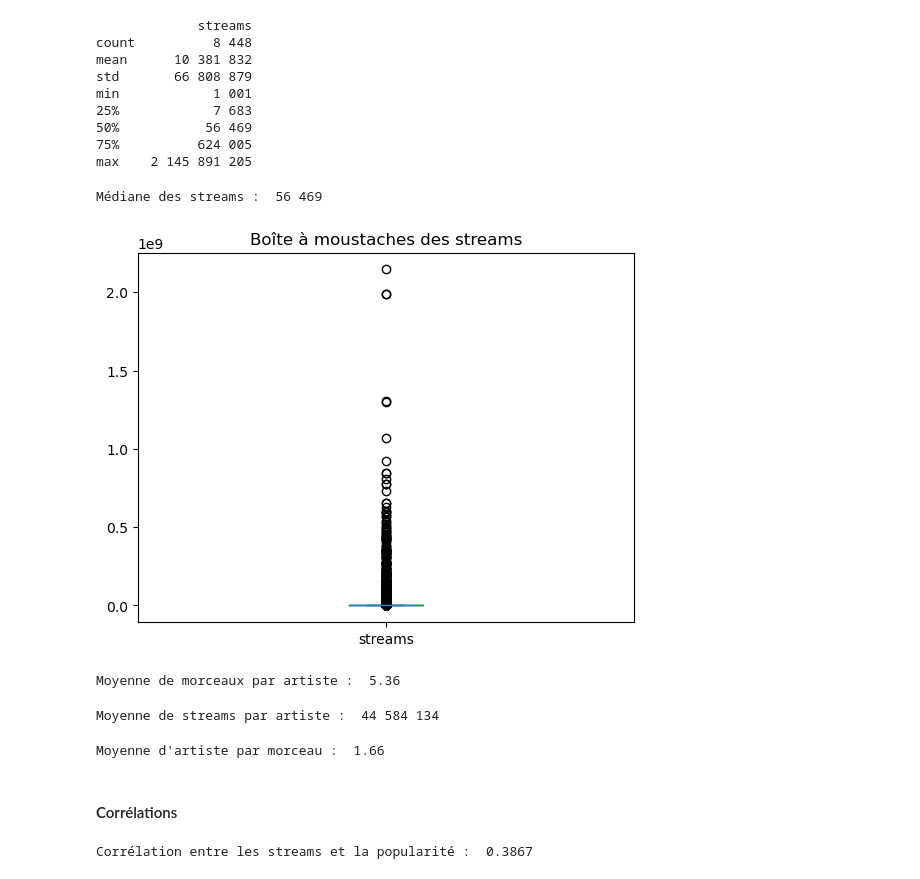
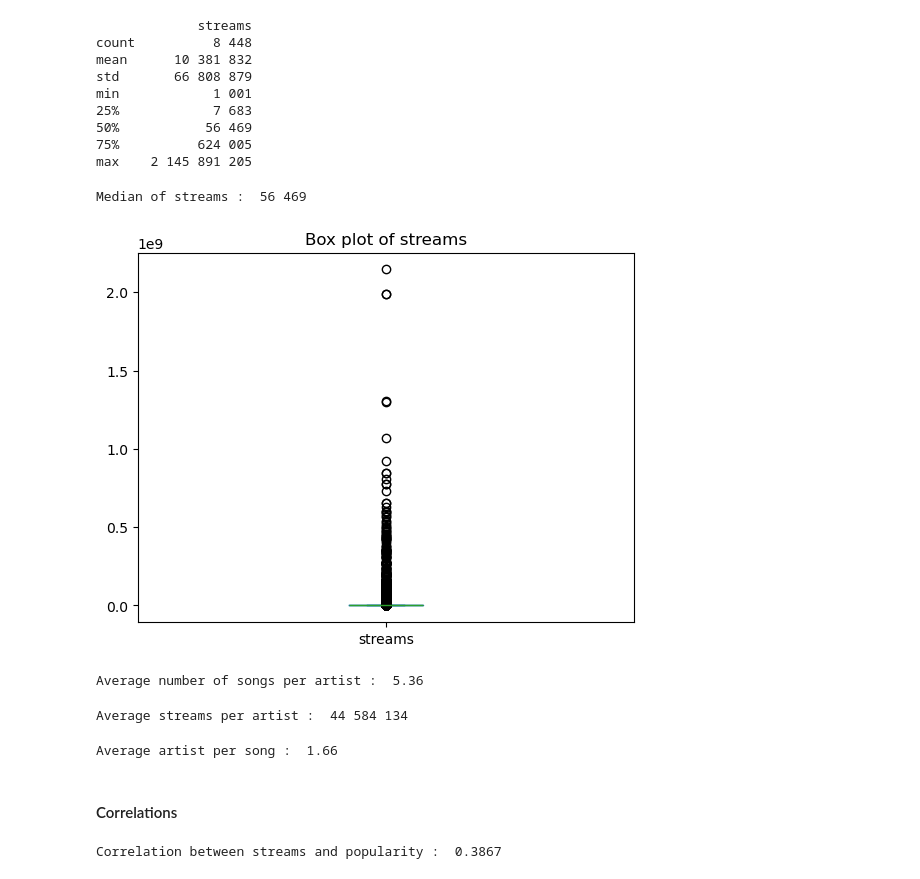
Before and after one commit to Marwan-bkr/Data_Project, a Jupyter notebook: Assessment.ipynb, the cells around one changed output. Cells and saved outputs as stored; diff of their text form; code cells hidden in the pictures.

```diff
--- a/Assessment.ipynb
+++ b/Assessment.ipynb
@@ -102,2 +116,4 @@ Name: summaries, Length: 12319, dtype: object
 # %%
-engine = create_engine('postgresql://postgres:808258@localhost:5432/Base_for_Music_Assessment')
+# create a reusable connection
+# note : change informations for your configuration like the following example : postgresql://user:password@host:port/database
+engine = create_engine('postgresql://postgres:75010@localhost:5432/Base_for_Music_Assessment')
@@ -329,44 +402,44 @@ max    2 145 891 205
 # %%
 valeur = df_temp.median().iloc[0]
 valeur_formatee = f"{int(valeur):,}".replace(",", " ")
-print('Médiane des streams : ',valeur_formatee)
+print('Median of streams : ',valeur_formatee)
 # %% [output]
-Médiane des streams :  56 469
+Median of streams :  56 469
 # %%
-df_temp.plot(kind='box', title='Boîte à moustaches des streams')
+df_temp.plot(kind='box', title='Box plot of streams')
 plt.show()
 # %% [output]
-[figure, old version]
+[figure, new version]
 # %%
 df_temp = pd.read_sql("select avg(c.b) from (select a.actor_id, count(a.song_id) b from public.song_actor a group by actor_id order by b desc) c;", engine)
 valeur = df_temp['avg'].iloc[0]
 valeur_formatee = f"{round(valeur, 2):,}".replace(",", " ")
-print('Moyenne de morceaux par artiste : ',valeur_formatee)
+print('Average number of songs per artist : ',valeur_formatee)
 # %% [output]
-Moyenne de morceaux par artiste :  5.36
+Average number of songs per artist :  5.36
 # %%
 df_temp = pd.read_sql("select avg(h.sum_stream) from (select g.name, f.sum_stream from (select e.actor_id, sum(stream) sum_stream from (select c.actor_id, d.stream from (select a.song_id, b.stream from (select song_id ,max(date) date from public.score group by song_id) a, public.score b where b.date=a.date and a.song_id=b.song_id and stream is not null order by stream desc) d, public.song_actor c where c.song_id=d.song_id order by actor_id) e group by actor_id ) f, public.artist g where g.id=f.actor_id) h;", engine)
 valeur = df_temp['avg'].iloc[0]
 valeur_formatee = f"{int(valeur):,}".replace(",", " ")
-print('Moyenne de streams par artiste : ',valeur_formatee)
+print('Average streams per artist : ',valeur_formatee)
 # %% [output]
-Moyenne de streams par artiste :  44 584 134
+Average streams per artist :  44 584 134
 # %%
 df_temp = pd.read_sql("select avg(b.count_artist) from (select count(a.song_id) count_artist from public.song_actor a group by song_id) b;", engine)
 valeur = df_temp['avg'].iloc[0]
 valeur_formatee = f"{round(valeur, 2):,}".replace(",", " ")
-print("Moyenne d'artiste par morceau : ",valeur_formatee)
+print("Average artist per song : ",valeur_formatee)
 # %% [output]
-Moyenne d'artiste par morceau :  1.66
+Average artist per song :  1.66
 # %% [markdown]
-#### Corrélations
+#### Correlations
 # %%
 df_temp = pd.read_sql("SELECT corr(a.stream, a.popularity) AS correlation FROM public.score a WHERE stream IS NOT NULL AND popularity IS NOT NULL;", engine)
 valeur = df_temp['correlation'].iloc[0]
 valeur_formatee = f"{round(valeur, 5):,}".replace(",", " ")
-print('Corrélation entre les streams et la popularité : ',valeur_formatee)
+print('Correlation between streams and popularity : ',valeur_formatee)
 # %% [output]
-Corrélation entre les streams et la popularité :  0.3867
+Correlation between streams and popularity :  0.3867
 # %%
 df_temp = pd.read_sql("select corr(f.sum_stream, g.nbr_song) AS correlation from (select e.actor_id, sum(stream) sum_stream from (select c.actor_id, d.stream from (select a.song_id, b.stream from (select song_id ,max(date) date from public.score group by song_id) a, public.score b where b.date=a.date and a.song_id=b.song_id and stream is not null order by stream desc) d, public.song_actor c where c.song_id=d.song_id order by actor_id) e group by actor_id ) f, (SELECT b.actor_id , count(actor_id) nbr_song FROM public.song_actor b group by actor_id ) g where f.actor_id=g.actor_id;", engine)
 valeur = df_temp['correlation'].iloc[0]
```
Also changed, not shown: parts of 59 cells of this notebook, 5 other files.
